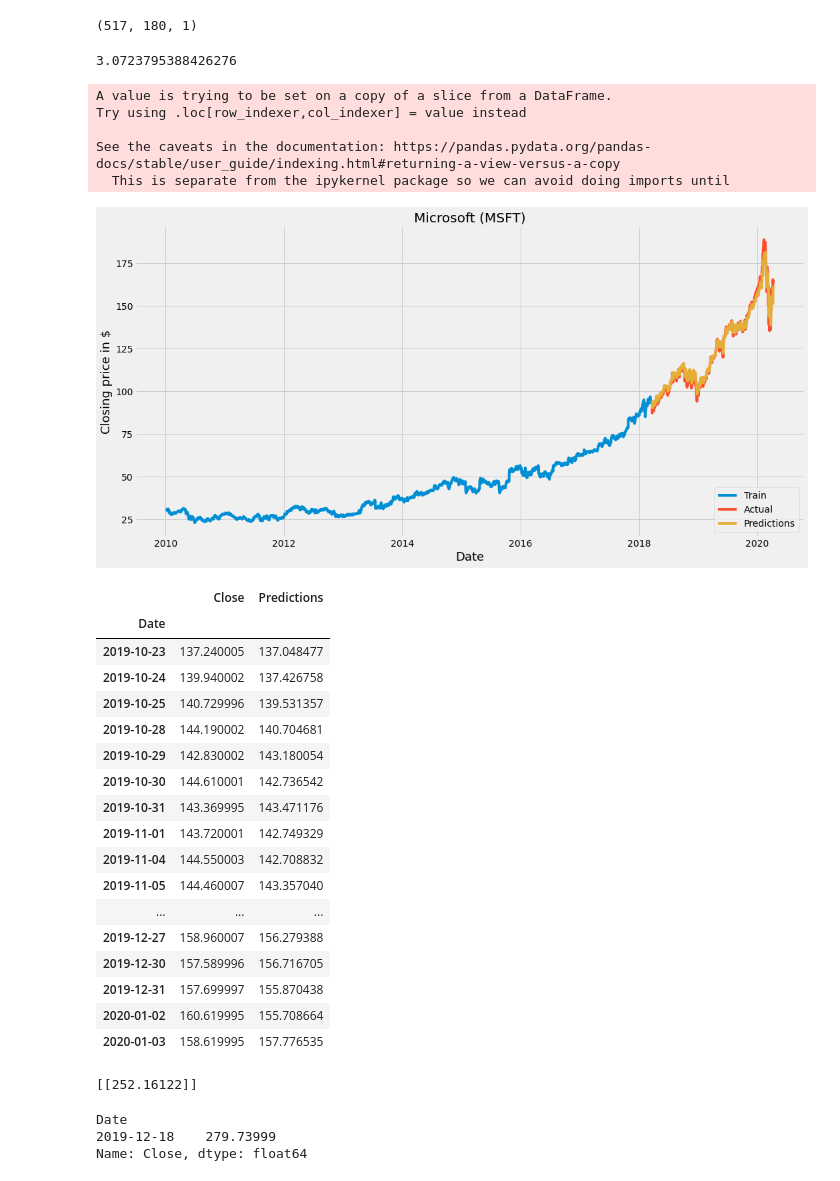
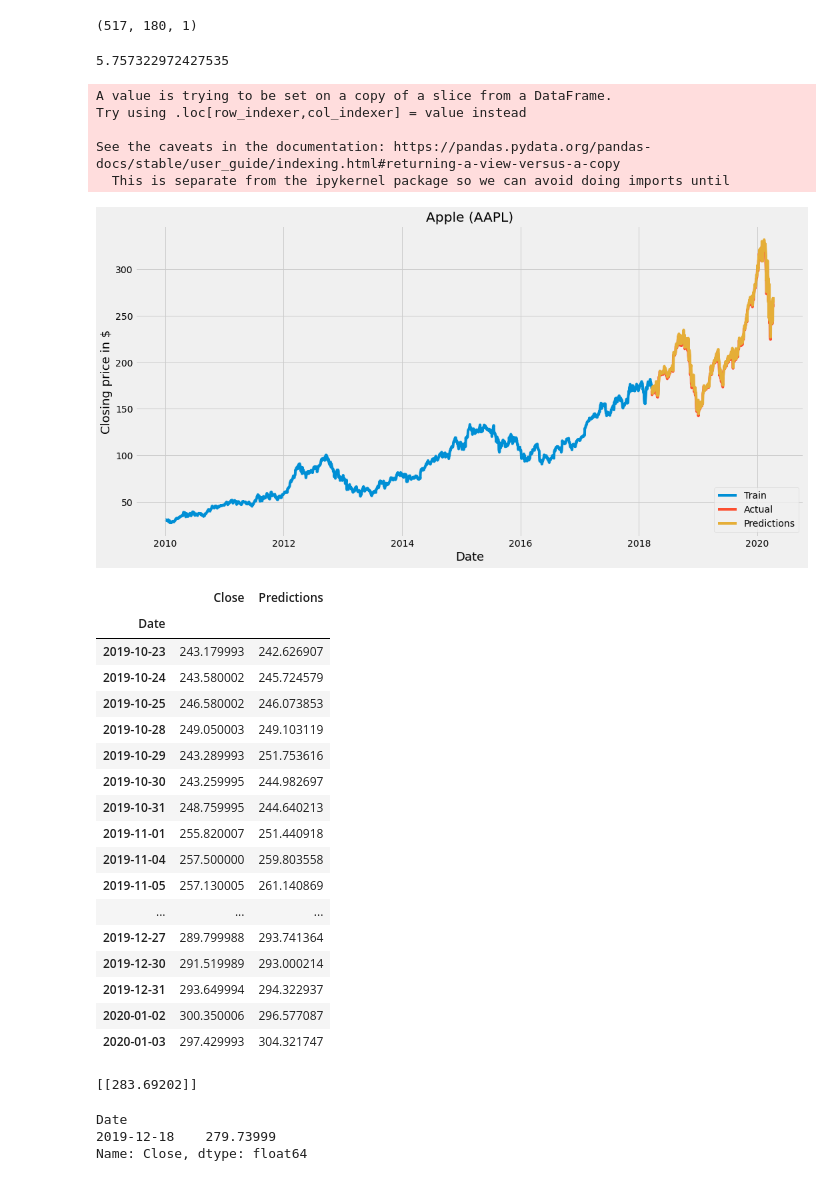
Before and after one commit to Param-Bhatt/Stock-prediction-ML, a Jupyter notebook: StockPrediction.ipynb, the cells around one changed output. Cells and saved outputs as stored; diff of their text form; code cells hidden in the pictures.

```diff
--- a/StockPrediction.ipynb
+++ b/StockPrediction.ipynb
@@ -17,6 +19,6 @@ plt.style.use('fivethirtyeight')
 # %%
 # Get the stock data
-df = web.DataReader('MSFT',data_source='yahoo', start='2010-01-01',end='2020-04-10')
+df = web.DataReader('AAPL',data_source='yahoo', start='2010-01-01',end='2020-04-10')
 # Show the data
 df
 # %% [output]
@@ -145,50 +159,50 @@ predictions = scalar.inverse_transform(predictions)
 rmse = np.sqrt(np.mean((predictions - y_test)**2))
 rmse
 # %% [output]
-3.0723795388426276
+5.757322972427535
 # %%
 #Plot the data
 train = data[:training_data_len]
 valid = data[training_data_len : ]
 valid['Predictions'] = predictions
 #Visualize the data
 plt.figure(figsize=(16,8))
-plt.title('Microsoft (MSFT)')
+plt.title('Apple (AAPL)')
 plt.xlabel('Date', fontsize=18)
 plt.ylabel('Closing price in $', fontsize=18)
 plt.plot(train['Close'])
 plt.plot(valid[['Close','Predictions']])
 plt.legend(['Train', 'Actual', 'Predictions'], loc='lower right')
 plt.show()
 # %% [output]
 A value is trying to be set on a copy of a slice from a DataFrame.
 Try using .loc[row_indexer,col_indexer] = value instead
 
 See the caveats in the documentation: https://pandas.pydata.org/pandas-docs/stable/user_guide/indexing.html#returning-a-view-versus-a-copy
   This is separate from the ipykernel package so we can avoid doing imports until
-[figure, old version]
+[figure, new version]
 # %%
 #Show the valid and predicted value
 valid[400:450]
 # %% [output]
 |  | Close | Predictions |
 | Date |  |  |
-| 2019-10-23 | 137.240005 | 137.048477 |
-| 2019-10-24 | 139.940002 | 137.426758 |
-| 2019-10-25 | 140.729996 | 139.531357 |
-| 2019-10-28 | 144.190002 | 140.704681 |
-| 2019-10-29 | 142.830002 | 143.180054 |
-| 2019-10-30 | 144.610001 | 142.736542 |
-| 2019-10-31 | 143.369995 | 143.471176 |
-| 2019-11-01 | 143.720001 | 142.749329 |
-| 2019-11-04 | 144.550003 | 142.708832 |
-| 2019-11-05 | 144.460007 | 143.357040 |
+| 2019-10-23 | 243.179993 | 242.626907 |
+| 2019-10-24 | 243.580002 | 245.724579 |
+| 2019-10-25 | 246.580002 | 246.073853 |
+| 2019-10-28 | 249.050003 | 249.103119 |
+| 2019-10-29 | 243.289993 | 251.753616 |
+| 2019-10-30 | 243.259995 | 244.982697 |
+| 2019-10-31 | 248.759995 | 244.640213 |
+| 2019-11-01 | 255.820007 | 251.440918 |
+| 2019-11-04 | 257.500000 | 259.803558 |
+| 2019-11-05 | 257.130005 | 261.140869 |
 | ... | ... | ... |
-| 2019-12-27 | 158.960007 | 156.279388 |
-| 2019-12-30 | 157.589996 | 156.716705 |
-| 2019-12-31 | 157.699997 | 155.870438 |
-| 2020-01-02 | 160.619995 | 155.708664 |
-| 2020-01-03 | 158.619995 | 157.776535 |
+| 2019-12-27 | 289.799988 | 293.741364 |
+| 2019-12-30 | 291.519989 | 293.000214 |
+| 2019-12-31 | 293.649994 | 294.322937 |
+| 2020-01-02 | 300.350006 | 296.577087 |
+| 2020-01-03 | 297.429993 | 304.321747 |
 # %%
 #Check the quote
 apple_quote = web.DataReader('AAPL', data_source='yahoo', start='2012-01-01', end='2019-12-17' )
@@ -212,7 +226,7 @@ pred_price = model.predict(X_test)
 pred_price = scalar.inverse_transform(pred_price)
 print(pred_price)
 # %% [output]
-[[252.16122]]
+[[283.69202]]
 # %%
 #Get the actual value
 apple_quote = web.DataReader('AAPL', data_source='yahoo', start='2019-12-18', end='2019-12-18' )
```
Also changed, not shown: parts of 7 cells of this notebook.
